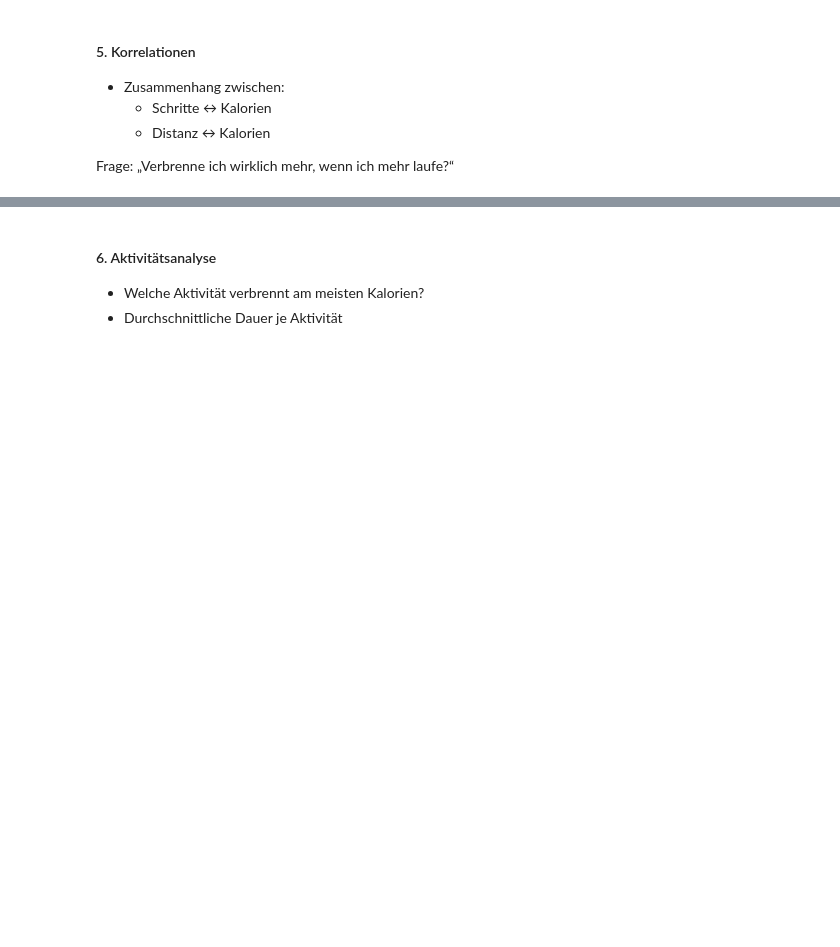
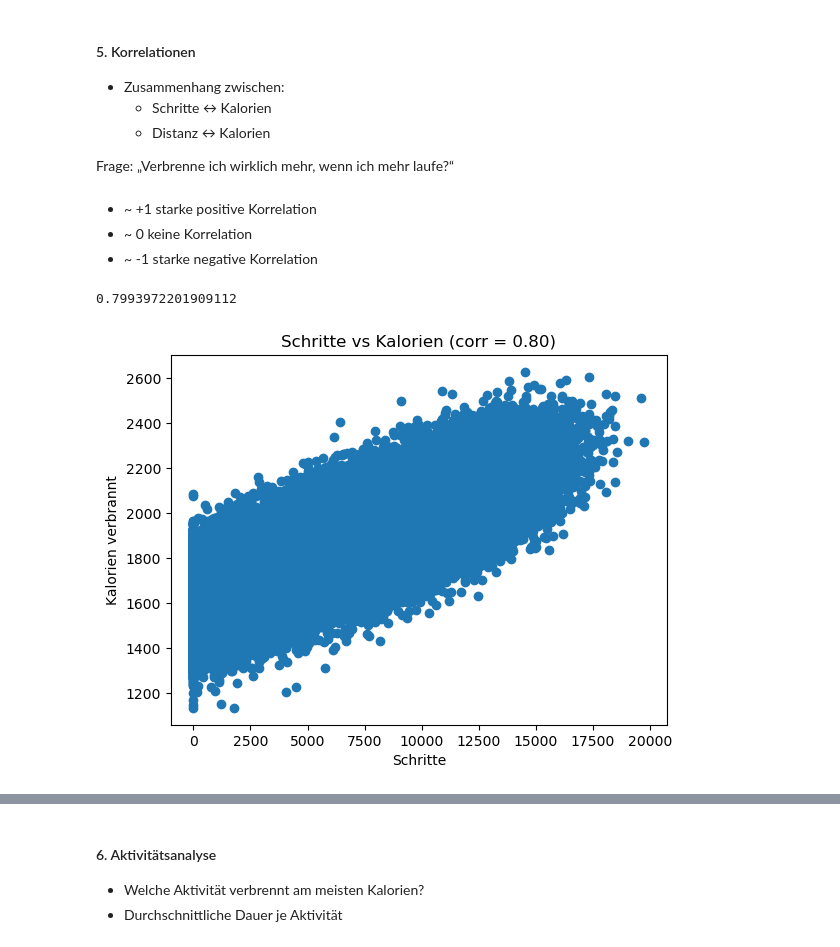
Before and after one commit to EllieZartmann/DataAnalytics, a Jupyter notebook: 04_tableau/training.ipynb, the cells around one changed output, grey strips where cells are left out. Saved outputs shown, nothing was run; the diff lists cells and outputs as text; code cells hidden in the pictures; blank space fills up the shorter version.

Commit message:
Korrelationen

```diff
--- a/04_tableau/training.ipynb
+++ b/04_tableau/training.ipynb
@@ -379,3 +377,22 @@ change something
     - Distanz ↔ Kalorien
 
 Frage: „Verbrenne ich wirklich mehr, wenn ich mehr laufe?“
+# %% [markdown]
+- ~ +1	starke positive Korrelation
+- ~ 0	keine Korrelation
+- ~ -1	starke negative Korrelation
+# %%
+corr_1 = df["steps"].corr(df["calories_burned"])
+corr_1
+# %% [output]
+0.7993972201909112
+# %%
+plt.scatter(df["steps"], df["calories_burned"])
+
+plt.xlabel("Schritte")
+plt.ylabel("Kalorien verbrannt")
+plt.title(f"Schritte vs Kalorien (corr = {corr_1:.2f})")
+
+plt.show()
+# %% [output]
+[figure, added]
```
Also changed, not shown: parts of 30 cells of this notebook.
